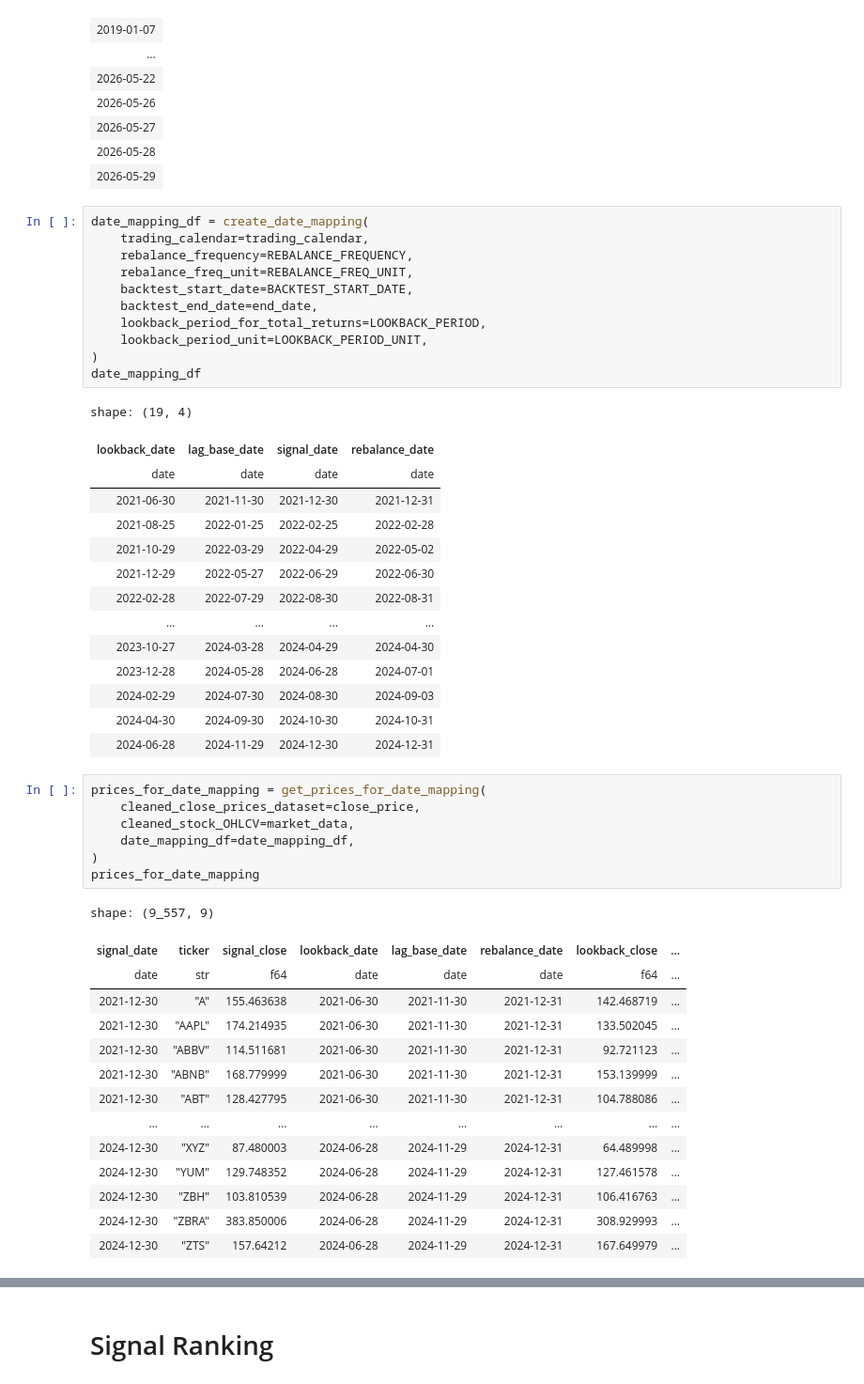
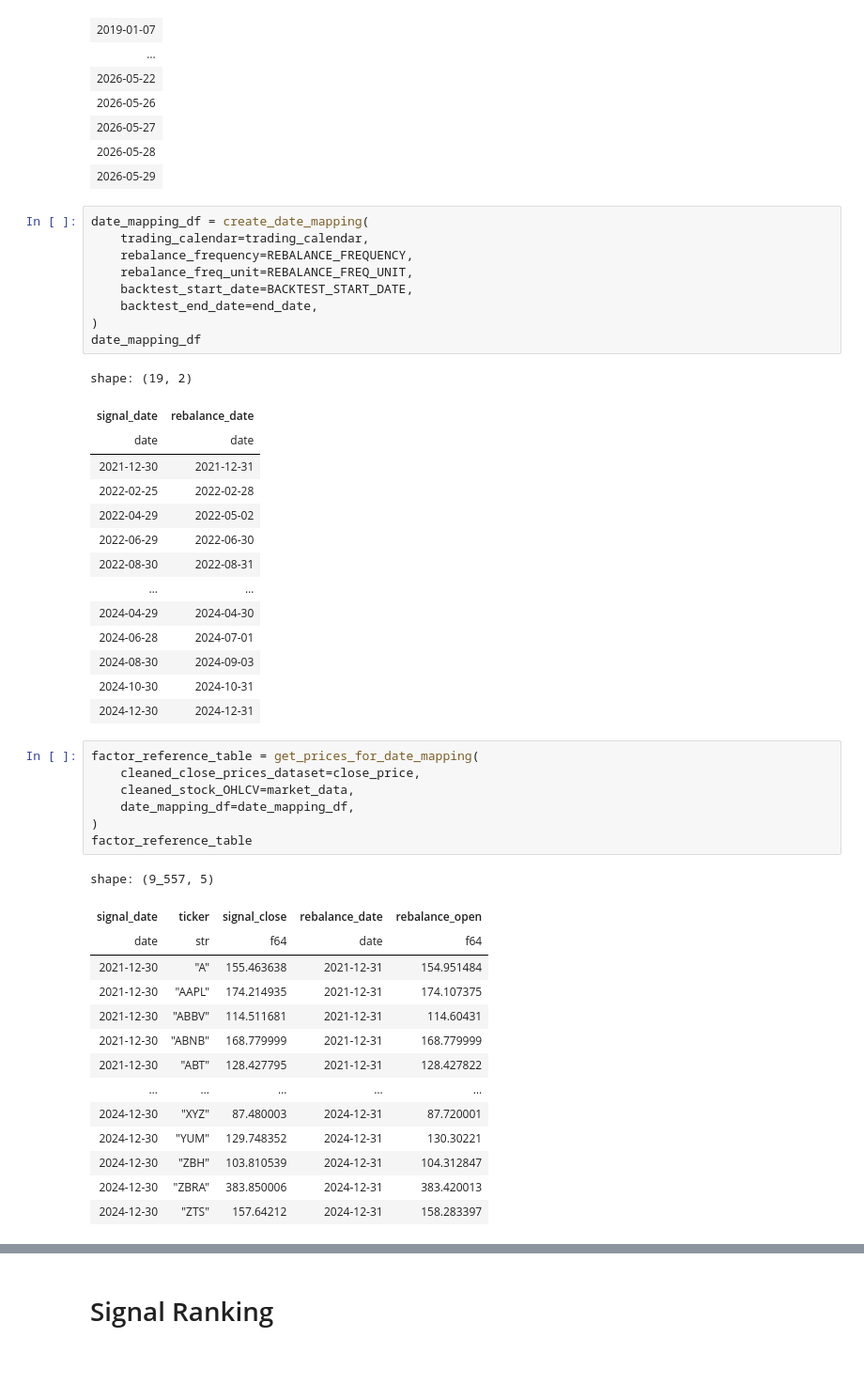
Before and after one commit to Luuuuuuuucas/polars-investment-strategy, a Jupyter notebook: notebooks/test_notebook.ipynb, the cells around one changed output, grey strips where cells are left out. Shown at 94% size. Saved outputs shown, nothing was run; the diff lists cells and outputs as text.

Commit message:
Refactor factor architecture and add factors module

```diff
--- a/notebooks/test_notebook.ipynb
+++ b/notebooks/test_notebook.ipynb
@@ -93,45 +94,43 @@ date_mapping_df = create_date_mapping(
     rebalance_freq_unit=REBALANCE_FREQ_UNIT,
     backtest_start_date=BACKTEST_START_DATE,
     backtest_end_date=end_date,
-    lookback_period_for_total_returns=LOOKBACK_PERIOD,
-    lookback_period_unit=LOOKBACK_PERIOD_UNIT,
 )
 date_mapping_df
 # %% [output]
-shape: (19, 4)
+shape: (19, 2)
-| lookback_date | lag_base_date | signal_date | rebalance_date |
-| date | date | date | date |
-| 2021-06-30 | 2021-11-30 | 2021-12-30 | 2021-12-31 |
-| 2021-08-25 | 2022-01-25 | 2022-02-25 | 2022-02-28 |
-| 2021-10-29 | 2022-03-29 | 2022-04-29 | 2022-05-02 |
-| 2021-12-29 | 2022-05-27 | 2022-06-29 | 2022-06-30 |
-| 2022-02-28 | 2022-07-29 | 2022-08-30 | 2022-08-31 |
-| … | … | … | … |
-| 2023-10-27 | 2024-03-28 | 2024-04-29 | 2024-04-30 |
-| 2023-12-28 | 2024-05-28 | 2024-06-28 | 2024-07-01 |
-| 2024-02-29 | 2024-07-30 | 2024-08-30 | 2024-09-03 |
-| 2024-04-30 | 2024-09-30 | 2024-10-30 | 2024-10-31 |
-| 2024-06-28 | 2024-11-29 | 2024-12-30 | 2024-12-31 |
+| signal_date | rebalance_date |
+| date | date |
+| 2021-12-30 | 2021-12-31 |
+| 2022-02-25 | 2022-02-28 |
+| 2022-04-29 | 2022-05-02 |
+| 2022-06-29 | 2022-06-30 |
+| 2022-08-30 | 2022-08-31 |
+| … | … |
+| 2024-04-29 | 2024-04-30 |
+| 2024-06-28 | 2024-07-01 |
+| 2024-08-30 | 2024-09-03 |
+| 2024-10-30 | 2024-10-31 |
+| 2024-12-30 | 2024-12-31 |
 # %%
-prices_for_date_mapping = get_prices_for_date_mapping(
+factor_reference_table = get_prices_for_date_mapping(
     cleaned_close_prices_dataset=close_price,
     cleaned_stock_OHLCV=market_data,
     date_mapping_df=date_mapping_df,
 )
-prices_for_date_mapping
+factor_reference_table
 # %% [output]
-shape: (9_557, 9)
+shape: (9_557, 5)
-| signal_date | ticker | signal_close | lookback_date | lag_base_date | rebalance_date | lookback_close | ... |
-| date | str | f64 | date | date | date | f64 | ... |
-| 2021-12-30 | "A" | 155.463638 | 2021-06-30 | 2021-11-30 | 2021-12-31 | 142.468719 | ... |
-| 2021-12-30 | "AAPL" | 174.214935 | 2021-06-30 | 2021-11-30 | 2021-12-31 | 133.502045 | ... |
-| 2021-12-30 | "ABBV" | 114.511681 | 2021-06-30 | 2021-11-30 | 2021-12-31 | 92.721123 | ... |
-| 2021-12-30 | "ABNB" | 168.779999 | 2021-06-30 | 2021-11-30 | 2021-12-31 | 153.139999 | ... |
-| 2021-12-30 | "ABT" | 128.427795 | 2021-06-30 | 2021-11-30 | 2021-12-31 | 104.788086 | ... |
-| … | … | … | … | … | … | … | ... |
-| 2024-12-30 | "XYZ" | 87.480003 | 2024-06-28 | 2024-11-29 | 2024-12-31 | 64.489998 | ... |
-| 2024-12-30 | "YUM" | 129.748352 | 2024-06-28 | 2024-11-29 | 2024-12-31 | 127.461578 | ... |
-| 2024-12-30 | "ZBH" | 103.810539 | 2024-06-28 | 2024-11-29 | 2024-12-31 | 106.416763 | ... |
-| 2024-12-30 | "ZBRA" | 383.850006 | 2024-06-28 | 2024-11-29 | 2024-12-31 | 308.929993 | ... |
-| 2024-12-30 | "ZTS" | 157.64212 | 2024-06-28 | 2024-11-29 | 2024-12-31 | 167.649979 | ... |
+| signal_date | ticker | signal_close | rebalance_date | rebalance_open |
+| date | str | f64 | date | f64 |
+| 2021-12-30 | "A" | 155.463638 | 2021-12-31 | 154.951484 |
+| 2021-12-30 | "AAPL" | 174.214935 | 2021-12-31 | 174.107375 |
+| 2021-12-30 | "ABBV" | 114.511681 | 2021-12-31 | 114.60431 |
+| 2021-12-30 | "ABNB" | 168.779999 | 2021-12-31 | 168.779999 |
+| 2021-12-30 | "ABT" | 128.427795 | 2021-12-31 | 128.427822 |
+| … | … | … | … | … |
+| 2024-12-30 | "XYZ" | 87.480003 | 2024-12-31 | 87.720001 |
+| 2024-12-30 | "YUM" | 129.748352 | 2024-12-31 | 130.30221 |
+| 2024-12-30 | "ZBH" | 103.810539 | 2024-12-31 | 104.312847 |
+| 2024-12-30 | "ZBRA" | 383.850006 | 2024-12-31 | 383.420013 |
+| 2024-12-30 | "ZTS" | 157.64212 | 2024-12-31 | 158.283397 |
 # %%
```
Also changed, not shown: parts of 9 cells of this notebook, 3 other files.
